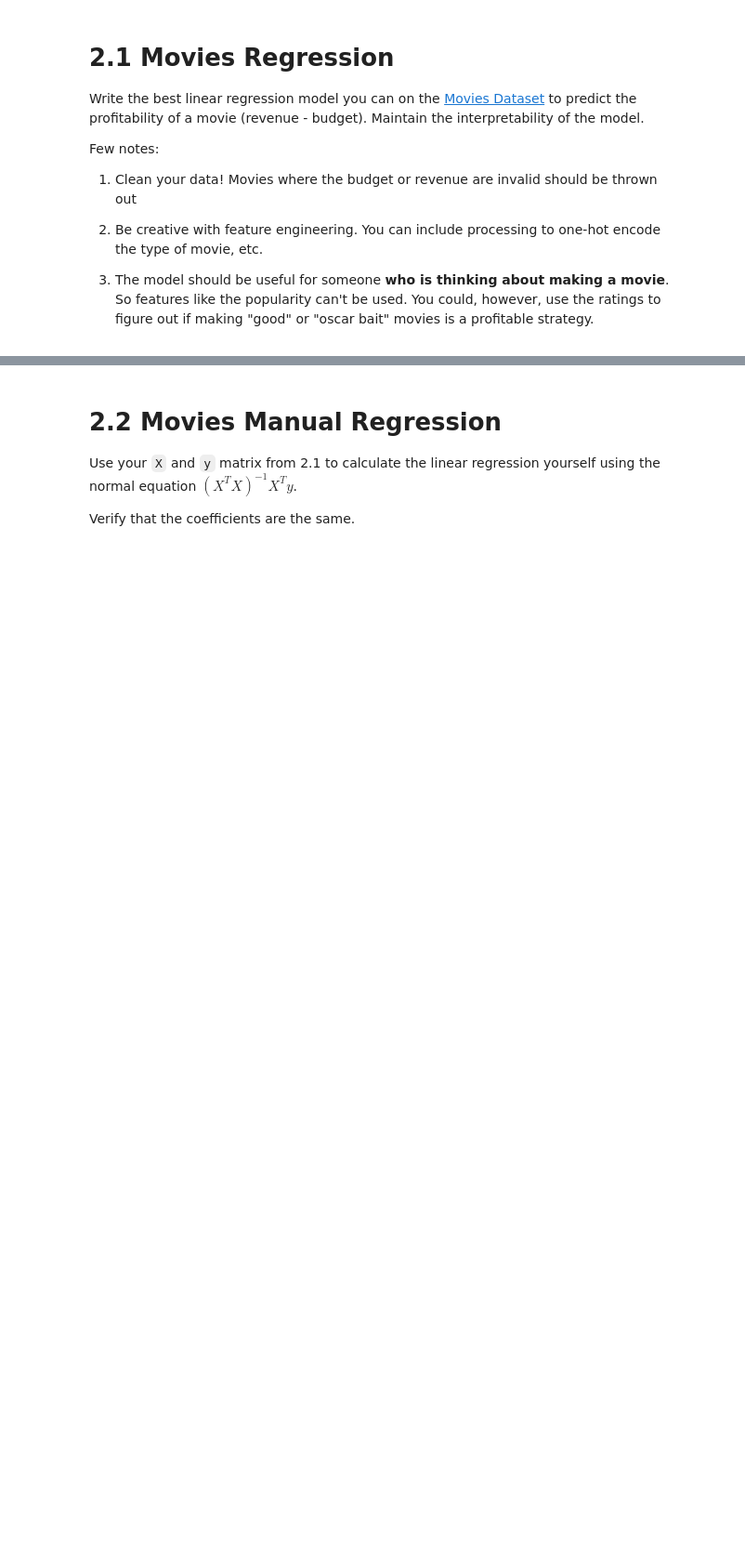
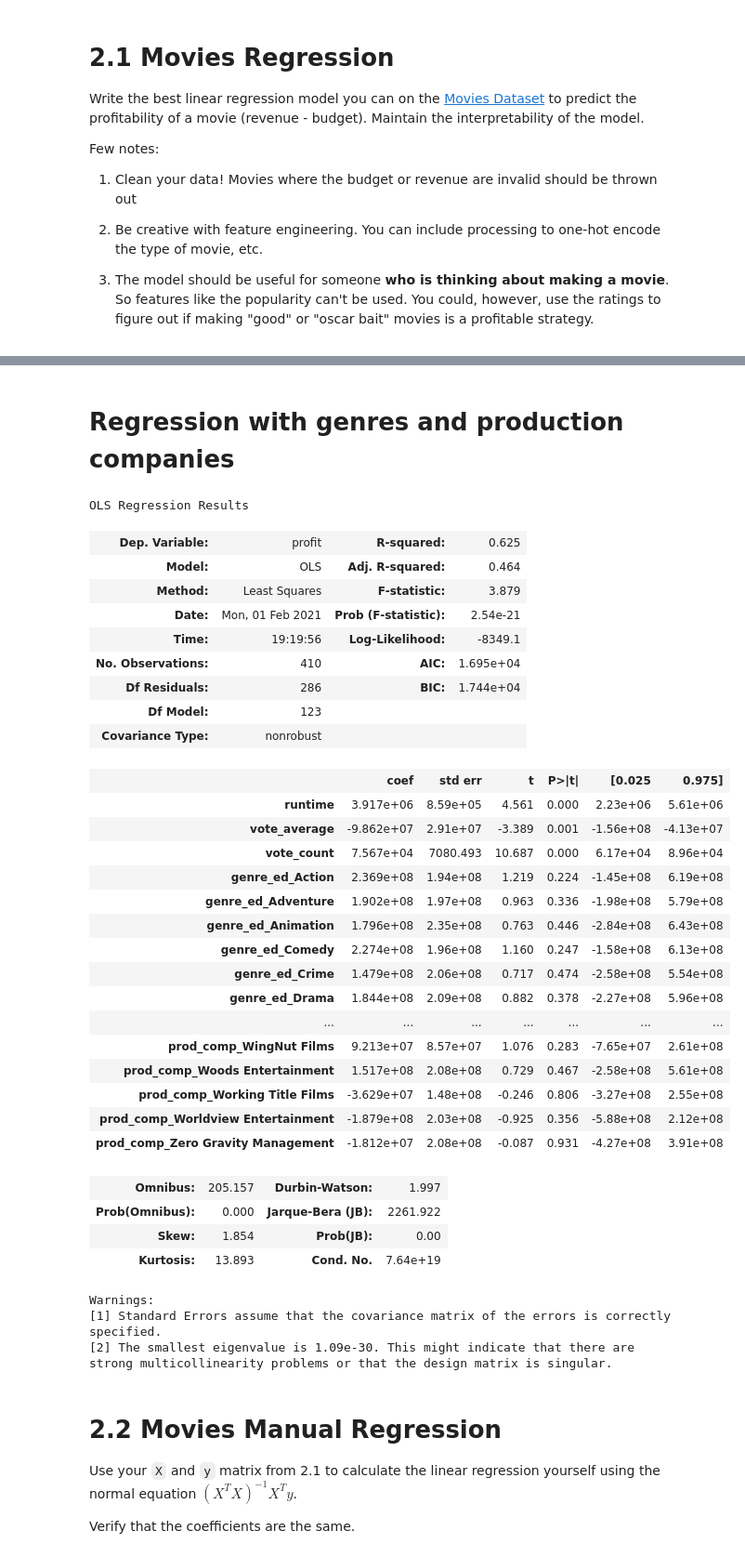
Before and after one commit to cb-ds-1/3-5-optimization, a Jupyter notebook: Workshop_ Maximum likelihood.ipynb, the cells around one changed output, grey strips where cells are left out. Shown at 93% size. Cells and saved outputs as stored; diff of their text form; code cells hidden in the pictures; blank space fills up the shorter version.

```diff
--- a/Workshop_ Maximum likelihood.ipynb
+++ b/Workshop_ Maximum likelihood.ipynb
@@ -47,0 +171,8 @@ Few notes:
+# %%
+#Filtering data to only be looking at movies above the mean
+
+df.drop(df[df['runtime'] < mean_run].index, inplace=True)
+df.drop(df[df['vote_average'] < mean_vote].index, inplace=True)
+df.drop(df[df['vote_count'] < mean_count].index, inplace=True)
+df.drop(df[df['profit'] < mean_profit].index, inplace=True)
+df
@@ -48,3 +242,49 @@ Few notes:
+# %% [markdown]
+# Regression with genres and production companies
+# %%
+x1 = pd.get_dummies(df[['runtime','vote_average','vote_count','genre_ed','prod_comp']])
+y1 = df['profit']
+
+m_model = sm.OLS(y1,x1).fit()
+
+m_pred = m_model.predict(x1)
+
+m_model.summary()
+# %% [output]
+OLS Regression Results
+| Dep. Variable: | profit | R-squared: | 0.625 |
+| Model: | OLS | Adj. R-squared: | 0.464 |
+| Method: | Least Squares | F-statistic: | 3.879 |
+| Date: | Mon, 01 Feb 2021 | Prob (F-statistic): | 2.54e-21 |
+| Time: | 19:19:56 | Log-Likelihood: | -8349.1 |
+| No. Observations: | 410 | AIC: | 1.695e+04 |
+| Df Residuals: | 286 | BIC: | 1.744e+04 |
+| Df Model: | 123 |  |  |
+| Covariance Type: | nonrobust |  |  |
+|  | coef | std err | t | P>|t| | [0.025 | 0.975] |
+| runtime | 3.917e+06 | 8.59e+05 | 4.561 | 0.000 | 2.23e+06 | 5.61e+06 |
+| vote_average | -9.862e+07 | 2.91e+07 | -3.389 | 0.001 | -1.56e+08 | -4.13e+07 |
+| vote_count | 7.567e+04 | 7080.493 | 10.687 | 0.000 | 6.17e+04 | 8.96e+04 |
+| genre_ed_Action | 2.369e+08 | 1.94e+08 | 1.219 | 0.224 | -1.45e+08 | 6.19e+08 |
+| genre_ed_Adventure | 1.902e+08 | 1.97e+08 | 0.963 | 0.336 | -1.98e+08 | 5.79e+08 |
+| genre_ed_Animation | 1.796e+08 | 2.35e+08 | 0.763 | 0.446 | -2.84e+08 | 6.43e+08 |
+| genre_ed_Comedy | 2.274e+08 | 1.96e+08 | 1.160 | 0.247 | -1.58e+08 | 6.13e+08 |
+| genre_ed_Crime | 1.479e+08 | 2.06e+08 | 0.717 | 0.474 | -2.58e+08 | 5.54e+08 |
+| genre_ed_Drama | 1.844e+08 | 2.09e+08 | 0.882 | 0.378 | -2.27e+08 | 5.96e+08 |
+| ... | ... | ... | ... | ... | ... | ... |
+| prod_comp_WingNut Films | 9.213e+07 | 8.57e+07 | 1.076 | 0.283 | -7.65e+07 | 2.61e+08 |
+| prod_comp_Woods Entertainment | 1.517e+08 | 2.08e+08 | 0.729 | 0.467 | -2.58e+08 | 5.61e+08 |
+| prod_comp_Working Title Films | -3.629e+07 | 1.48e+08 | -0.246 | 0.806 | -3.27e+08 | 2.55e+08 |
+| prod_comp_Worldview Entertainment | -1.879e+08 | 2.03e+08 | -0.925 | 0.356 | -5.88e+08 | 2.12e+08 |
+| prod_comp_Zero Gravity Management | -1.812e+07 | 2.08e+08 | -0.087 | 0.931 | -4.27e+08 | 3.91e+08 |
+| Omnibus: | 205.157 | Durbin-Watson: | 1.997 |
+| Prob(Omnibus): | 0.000 | Jarque-Bera (JB): | 2261.922 |
+| Skew: | 1.854 | Prob(JB): | 0.00 |
+| Kurtosis: | 13.893 | Cond. No. | 7.64e+19 |
+Warnings:
+[1] Standard Errors assume that the covariance matrix of the errors is correctly specified.
+[2] The smallest eigenvalue is 1.09e-30. This might indicate that there are
+strong multicollinearity problems or that the design matrix is singular.
 # %% [markdown]
 # 2.2 Movies Manual Regression
 
```
Also changed, not shown: parts of 16 cells of this notebook, 1 other file.
